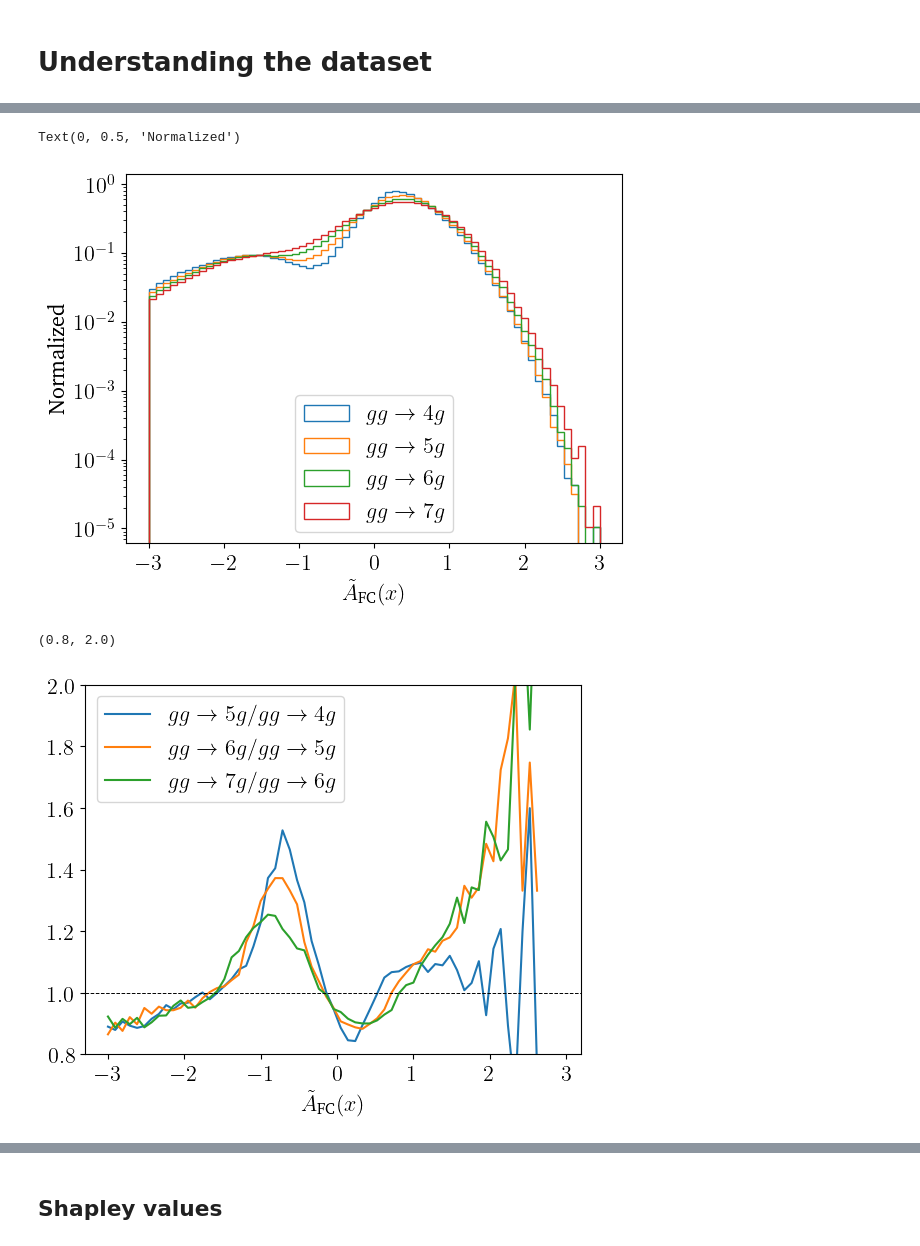
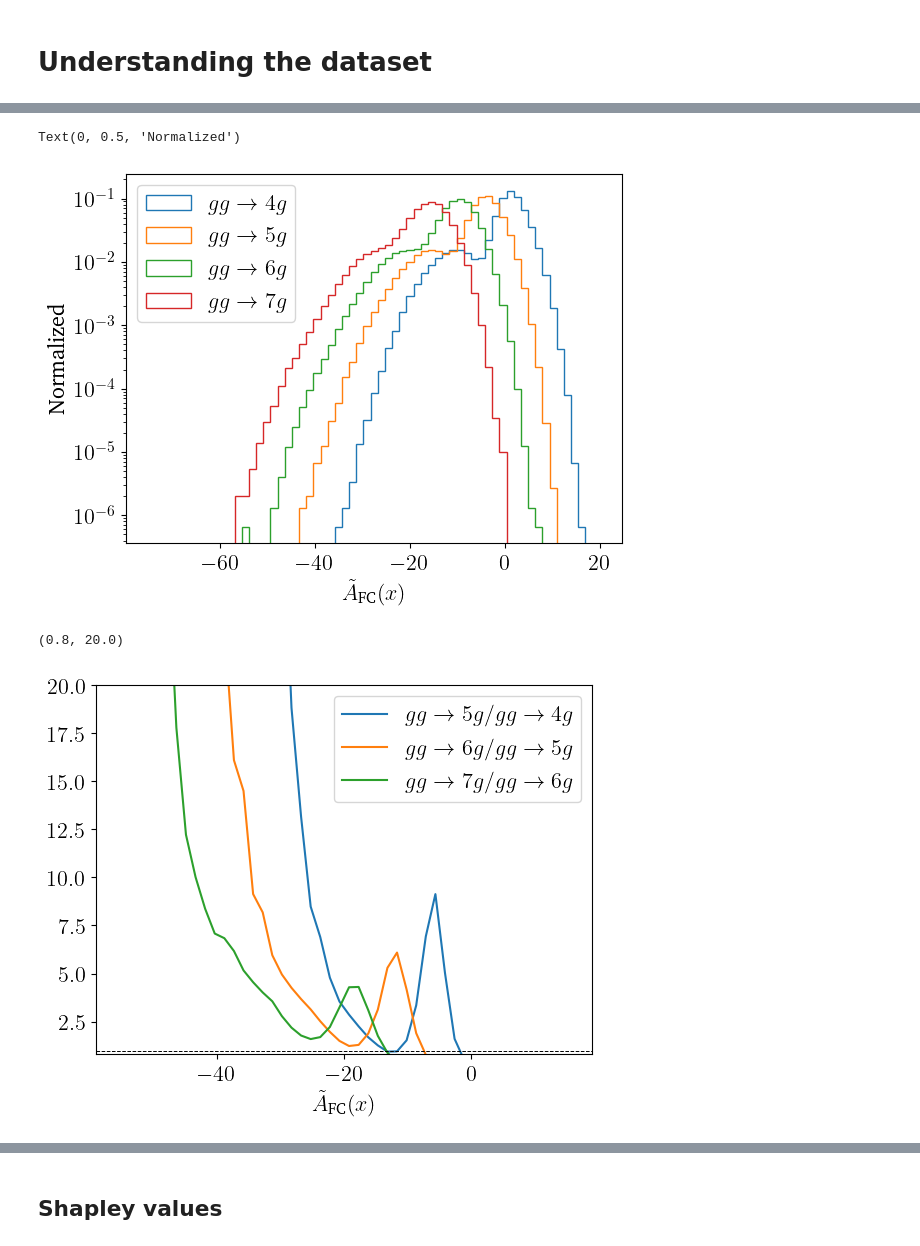
Before and after one commit to madgraph-ml/fastcolor, a Jupyter notebook: src/playground/plots_playground.ipynb, the cells around one changed output, grey strips where cells are left out. Cells and saved outputs as stored; diff of their text form; code cells hidden in the pictures.

```diff
--- a/src/playground/plots_playground.ipynb
+++ b/src/playground/plots_playground.ipynb
@@ -1069,8 +1077,8 @@ datasets = {
 # %% [markdown]
 # Understanding the dataset
 # %%
-# bins = np.logspace(-30, 10, 64)
-bins=np.logspace(-20, 6, 64)
+bins = np.logspace(-30, 10, 64)
+# bins=np.linspace(-20, 10, 64)
 for process_name in datasets:
     plt.hist(datasets[process_name][:, -1], bins=bins, histtype="step", label=f"${process_name[:2]}\\to {process_name[-2:]}$", density=True)
     plt.xscale("log")
@@ -1084,10 +1106,10 @@ Text(0, 0.5, 'Normalized')
 # %%
 # bins = np.logspace(-30, 10, 64)
 
-bins=np.linspace(-3, 3, 64)
+bins=np.linspace(-75, 20, 64)
 ratios = []
 for i, process_name in enumerate(datasets):
-    A_ppd = (np.log(datasets[process_name][:, -1]) - np.mean(np.log(datasets[process_name][:, -1]))) / np.std(np.log(datasets[process_name][:, -1]))
+    A_ppd = (np.log(datasets[process_name][:, -1]))
     h_, bins_, _ = plt.hist(A_ppd, bins=bins, histtype="step", label=f"${process_name[:2]}\\to {process_name[-2:]}$", density=True)
     if i == 0:
         hcopy = h_.copy()
@@ -1101,14 +1123,14 @@ plt.xlabel(r"$\tilde{A}_{\text{FC}}(x)$")
 plt.ylabel(r"Normalized")
 # %% [output]
 Text(0, 0.5, 'Normalized')
-[figure, old version]
+[figure, new version]
 # %%
 for r, (i , k) in zip(ratios, enumerate(datasets_names)):
     plt.plot(bins[:-1], r, label=f"${datasets_names[i+1][:2]}\\to {datasets_names[i+1][-2:]} / {datasets_names[i][:2]}\\to {datasets_names[i][-2:]}$")
 plt.axhline(y=1, c="black", ls="--", lw=0.7)
 plt.legend()
 plt.xlabel(r"$\tilde{A}_{\text{FC}}(x)$")
-plt.ylim(0.8, 2)
+plt.ylim(0.8, 20)
 # %% [output]
-(0.8, 2.0)
+(0.8, 20.0)
-[figure, old version]
+[figure, new version]
```
Also changed, not shown: parts of 5 cells of this notebook.
